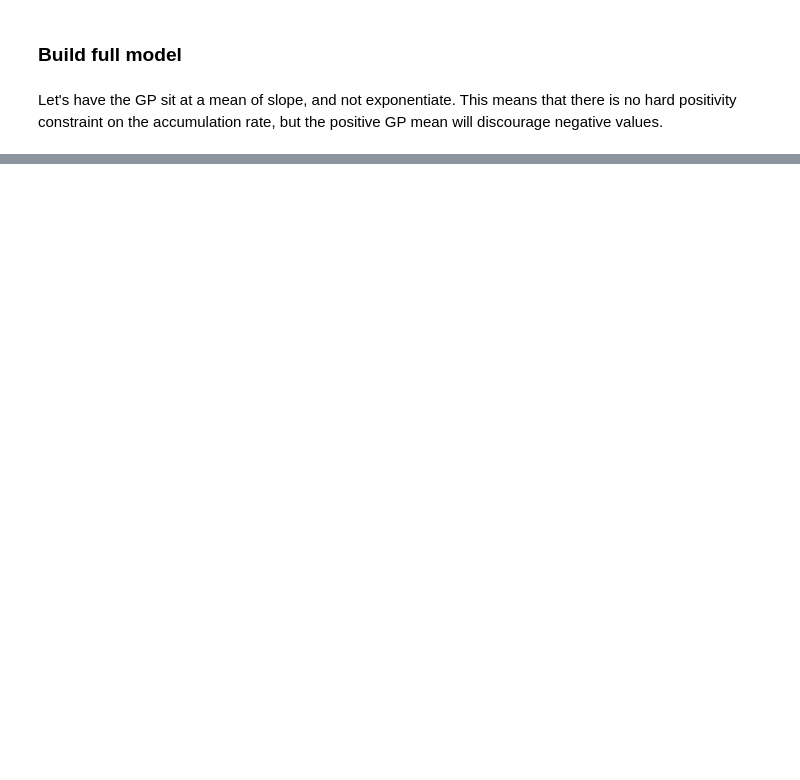
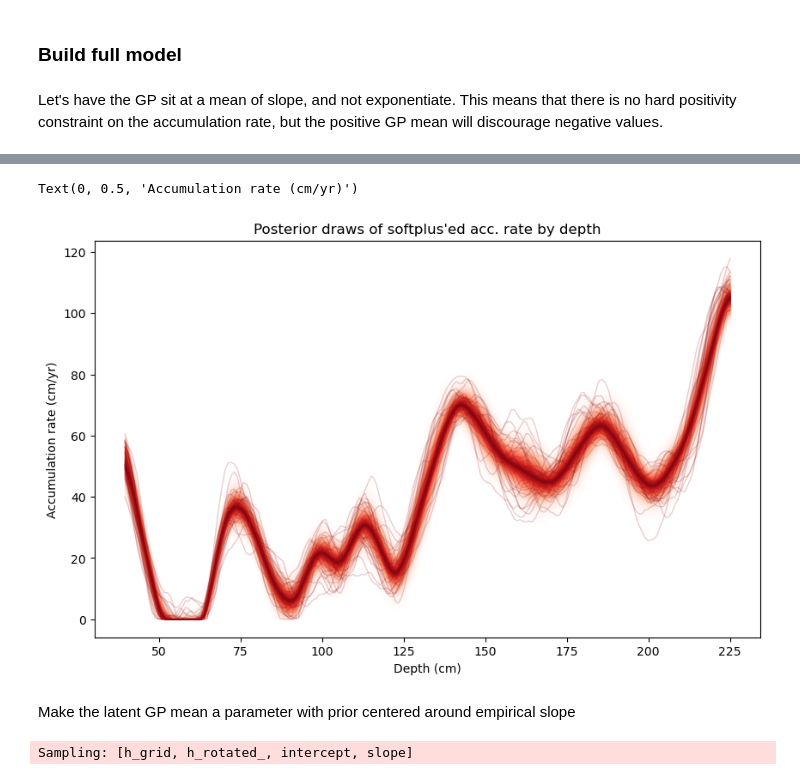
Before and after one commit to elc45/pybacon, a Jupyter notebook: gp-approach.ipynb, the cells around one changed output, grey strips where cells are left out. Saved outputs shown, nothing was run; the diff lists cells and outputs as text; code cells hidden in the pictures; blank space fills up the shorter version.

```diff
--- a/gp-approach.ipynb
+++ b/gp-approach.ipynb
@@ -365,0 +460,12 @@ plt.show()
+# %%
+fig, ax = plt.subplots(figsize=(10, 6))
+pm.gp.util.plot_gp_dist(ax=ax, samples=trace.posterior['g_grid'].stack(sample=("chain","draw")).T,
+                        x=depth_grid, samples_alpha=0.2, fill_alpha=0.2)
+plt.title("Posterior draws of softplus'ed acc. rate by depth")
+plt.xlabel("Depth (cm)")
+plt.ylabel("Accumulation rate (cm/yr)")
+# %% [output]
+Text(0, 0.5, 'Accumulation rate (cm/yr)')
+[figure, added]
+# %% [markdown]
+Make the latent GP mean a parameter with prior centered around empirical slope
@@ -365,0 +493,5 @@ plt.show()
+# %%
+with model:
+    prior_pred_samples = pm.sample_prior_predictive(samples=20, var_names=["f", "f_grid"])
+# %% [output]
+Sampling: [h_grid, h_rotated_, intercept, slope]
```
Also changed, not shown: parts of 30 cells of this notebook.
